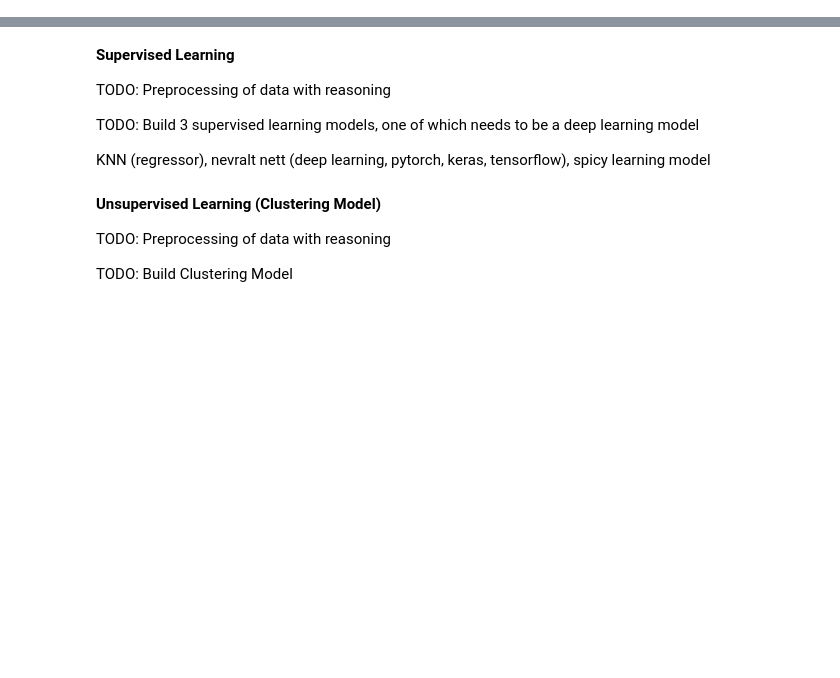
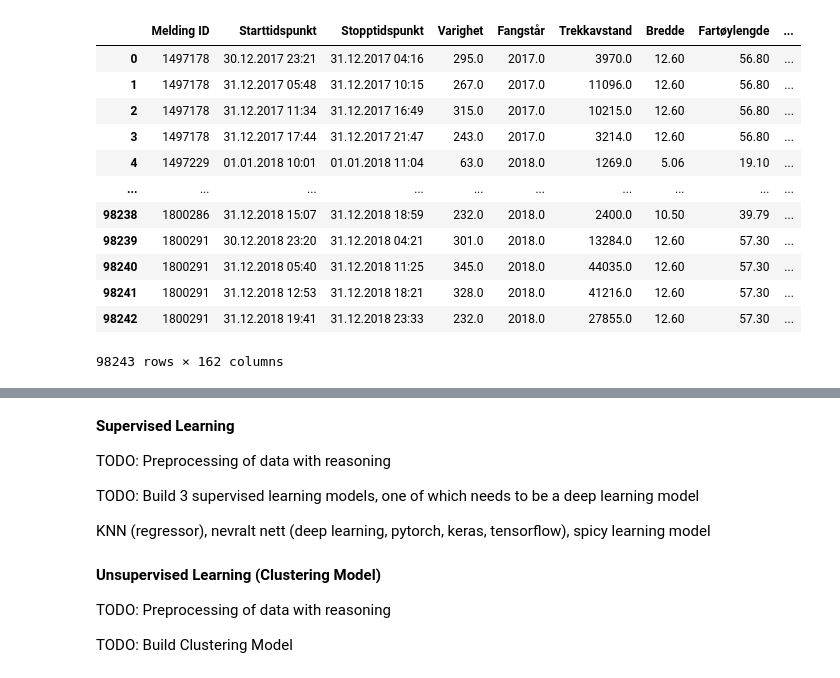
Before and after one commit to ThomasNicolai/info284groupexam, a Jupyter notebook: groupexam.ipynb, the cells around one changed output, grey strips where cells are left out. Cells and saved outputs as stored; diff of their text form; code cells hidden in the pictures; blank space fills up the shorter version.

```diff
--- a/groupexam.ipynb
+++ b/groupexam.ipynb
@@ -13,0 +100,33 @@ df.head()
+# %%
+species_dict = dict.fromkeys(species_columns_multiplied, "sum")
+tool_dict= dict.fromkeys(tool_columns, "first")
+
+catch_dict = {
+        "Varighet": "mean",
+        "Fangstår": "mean",
+        "Trekkavstand": "mean",
+        "Bredde": "mean",
+        "Fartøylengde" : "mean",
+        "Bruttotonnasje": "mean",
+        "Rundvekt": "sum",
+
+    }
+master_dict = {**catch_dict,**species_dict, **tool_dict }
+# %%
+grouped = df.groupby(by=["Melding ID", "Starttidspunkt", "Stopptidspunkt"]).agg(master_dict).reset_index()
+grouped.shape
+grouped
+# %% [output]
+|  | Melding ID | Starttidspunkt | Stopptidspunkt | Varighet | Fangstår | Trekkavstand | Bredde | Fartøylengde | ... |
+| 0 | 1497178 | 30.12.2017 23:21 | 31.12.2017 04:16 | 295.0 | 2017.0 | 3970.0 | 12.60 | 56.80 | ... |
+| 1 | 1497178 | 31.12.2017 05:48 | 31.12.2017 10:15 | 267.0 | 2017.0 | 11096.0 | 12.60 | 56.80 | ... |
+| 2 | 1497178 | 31.12.2017 11:34 | 31.12.2017 16:49 | 315.0 | 2017.0 | 10215.0 | 12.60 | 56.80 | ... |
+| 3 | 1497178 | 31.12.2017 17:44 | 31.12.2017 21:47 | 243.0 | 2017.0 | 3214.0 | 12.60 | 56.80 | ... |
+| 4 | 1497229 | 01.01.2018 10:01 | 01.01.2018 11:04 | 63.0 | 2018.0 | 1269.0 | 5.06 | 19.10 | ... |
+| ... | ... | ... | ... | ... | ... | ... | ... | ... | ... |
+| 98238 | 1800286 | 31.12.2018 15:07 | 31.12.2018 18:59 | 232.0 | 2018.0 | 2400.0 | 10.50 | 39.79 | ... |
+| 98239 | 1800291 | 30.12.2018 23:20 | 31.12.2018 04:21 | 301.0 | 2018.0 | 13284.0 | 12.60 | 57.30 | ... |
+| 98240 | 1800291 | 31.12.2018 05:40 | 31.12.2018 11:25 | 345.0 | 2018.0 | 44035.0 | 12.60 | 57.30 | ... |
+| 98241 | 1800291 | 31.12.2018 12:53 | 31.12.2018 18:21 | 328.0 | 2018.0 | 41216.0 | 12.60 | 57.30 | ... |
+| 98242 | 1800291 | 31.12.2018 19:41 | 31.12.2018 23:33 | 232.0 | 2018.0 | 27855.0 | 12.60 | 57.30 | ... |
+98243 rows × 162 columns
```
Also changed, not shown: parts of 17 cells of this notebook.
